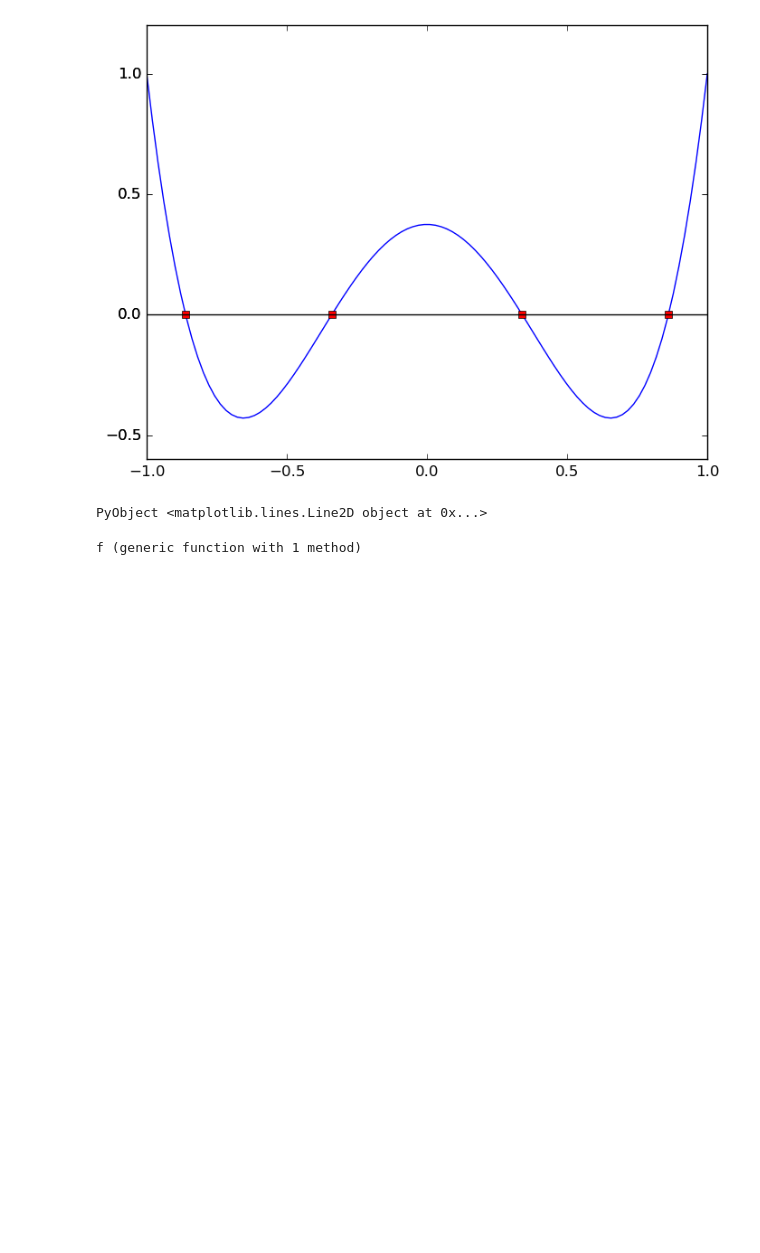
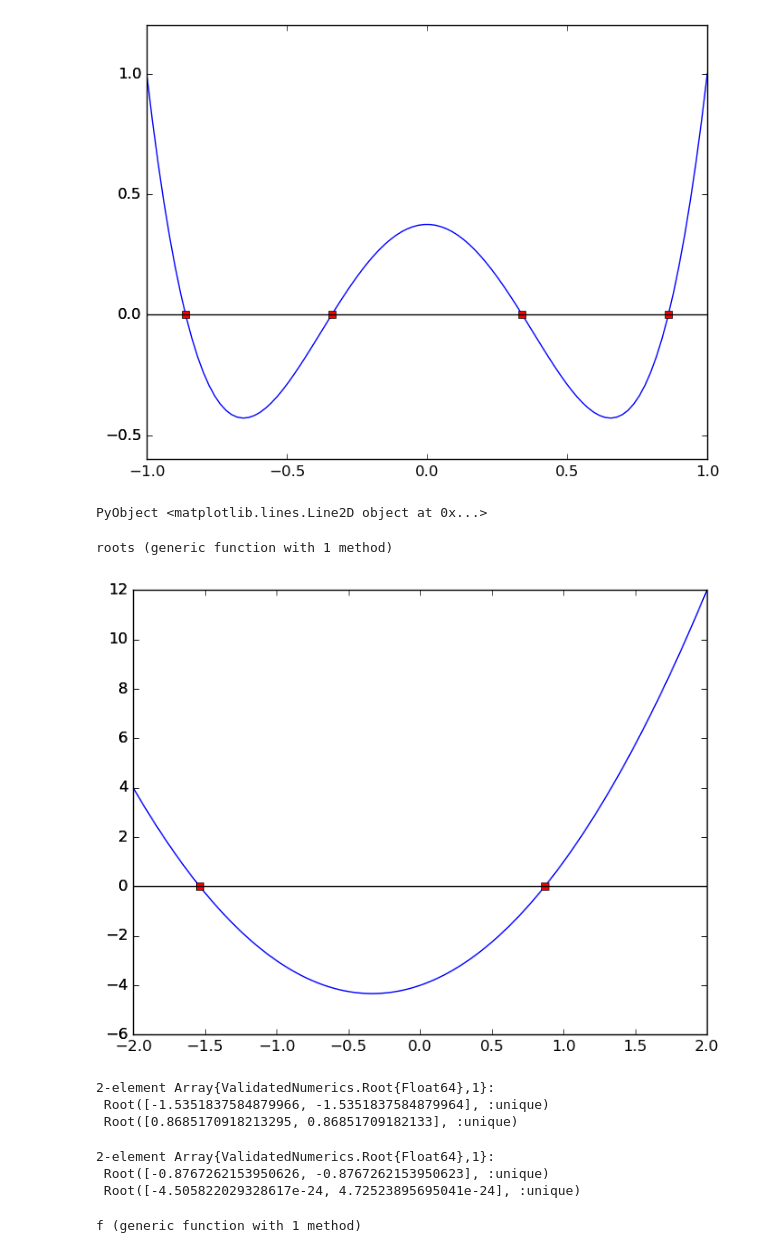
Before and after one commit to FavioVazquez/metodos_numericos_validados, a Jupyter notebook: Pruebas.ipynb, the cells around one changed output. Cells and saved outputs as stored; diff of their text form; code cells hidden in the pictures; blank space fills up the shorter version.

Commit message:
- Updated test noteboot (Super Important Function created)

```diff
--- a/Pruebas.ipynb
+++ b/Pruebas.ipynb
@@ -215,6 +219,42 @@ axhline(y=0.0, color="black")
 # %% [output]
 [figure]
 PyObject <matplotlib.lines.Line2D object at 0x...>
+# %%
+function roots(fun,infBound,supBound;
+    steps=Int((supBound-infBound)*100),lineColor="b",zerosColor="rs")
+    try
+        x = linspace(infBound,supBound,steps)
+        result = fun(x)
+        ro = newton(fun,@interval(infBound,supBound))
+        z = find_roots_midpoint(fun,infBound,supBound)[1]
+        plot(x,result,lineColor)
+        plot(z,zeros(z),zerosColor)
+        axhline(y=0.0, color="black")
+        ro
+    catch err
+        if isa(err,BoundsError)
+            print("There are no zeros in the interval ","[",infBound,",",supBound,"]")
+        elseif isa(err,UndefVarError)
+            print("Function is not correctly written.")
+        end
+    end
+end
+# %% [output]
+roots (generic function with 1 method)
+# %%
+roots(x -> 3x.^2+2x-4,-2,2)
+# %% [output]
+[figure, added]
+2-element Array{ValidatedNumerics.Root{Float64},1}:
+ Root([-1.5351837584879966, -1.5351837584879964], :unique)
+ Root([0.8685170918213295, 0.86851709182133], :unique)
+# %%
+u(x) = x.^2+sin(x)
+newton(u, @interval(-10, 10))
+# %% [output]
+2-element Array{ValidatedNumerics.Root{Float64},1}:
+ Root([-0.8767262153950626, -0.8767262153950623], :unique)
+ Root([-4.505822029328617e-24, 4.72523895695041e-24], :unique)
 # %%
 # Example with debug
 
```
Also changed, not shown: parts of 4 cells of this notebook.
